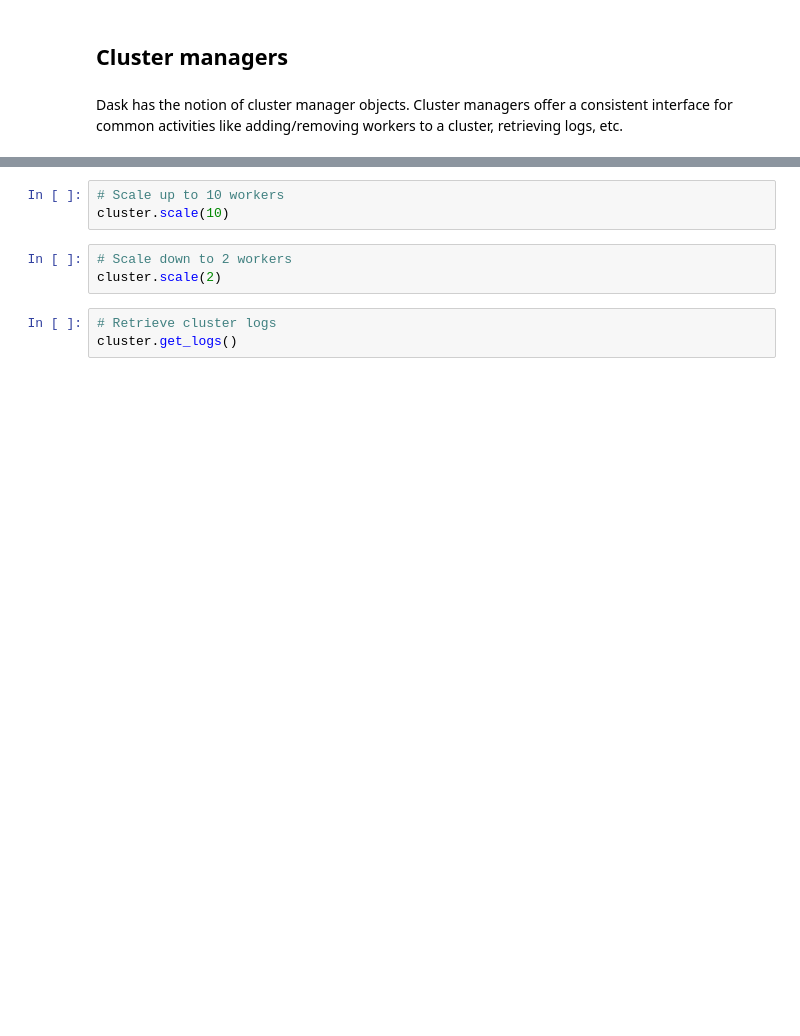
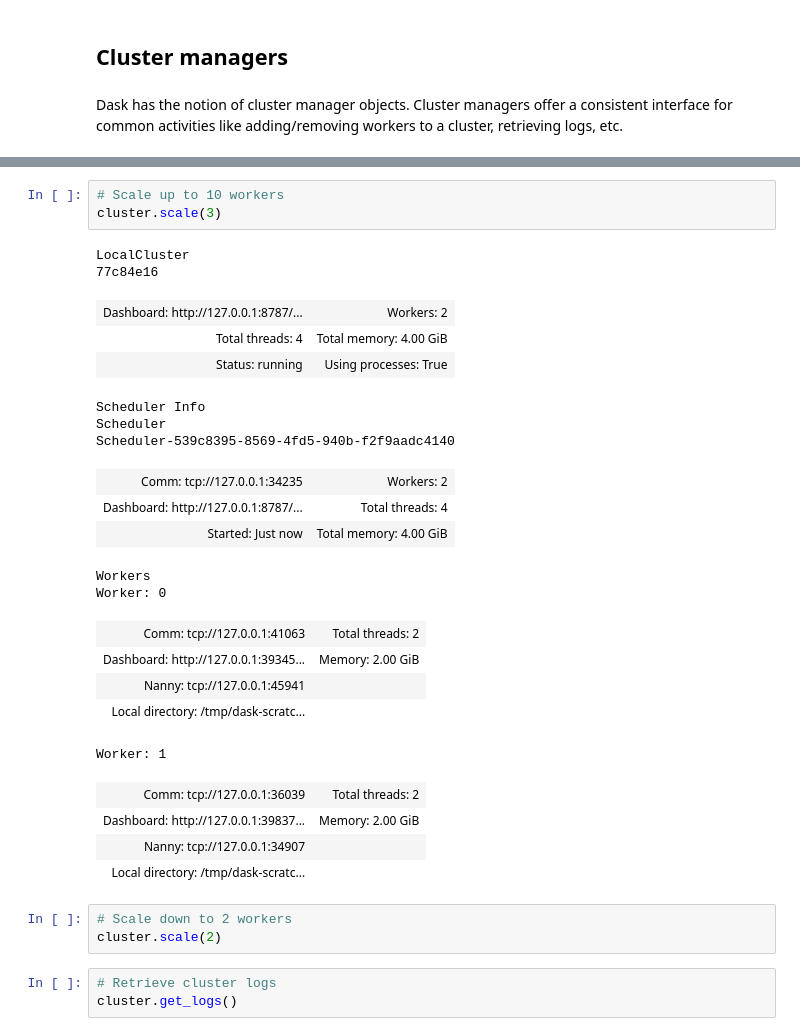
Before and after one commit to oshadura/2023-07-24, a Jupyter notebook: 1-distributed-localcluster-scheduler-intro.ipynb, the cells around one changed output, grey strips where cells are left out. Saved outputs shown, nothing was run; the diff lists cells and outputs as text; blank space fills up the shorter version.

```diff
--- a/1-distributed-localcluster-scheduler-intro.ipynb
+++ b/1-distributed-localcluster-scheduler-intro.ipynb
@@ -85,6 +112,29 @@ cluster
 # %%
 # Scale up to 10 workers
-cluster.scale(10)
+cluster.scale(3)
+# %% [output]
+LocalCluster
+77c84e16
+| Dashboard: http://127.0.0.1:8787/... | Workers: 2 |
+| Total threads: 4 | Total memory: 4.00 GiB |
+| Status: running | Using processes: True |
+Scheduler Info
+Scheduler
+Scheduler-539c8395-8569-4fd5-940b-f2f9aadc4140
+| Comm: tcp://127.0.0.1:34235 | Workers: 2 |
+| Dashboard: http://127.0.0.1:8787/... | Total threads: 4 |
+| Started: Just now | Total memory: 4.00 GiB |
+Workers
+Worker: 0
+| Comm: tcp://127.0.0.1:41063 | Total threads: 2 |
+| Dashboard: http://127.0.0.1:39345... | Memory: 2.00 GiB |
+| Nanny: tcp://127.0.0.1:45941 |  |
+| Local directory: /tmp/dask-scratc... |  |
+Worker: 1
+| Comm: tcp://127.0.0.1:36039 | Total threads: 2 |
+| Dashboard: http://127.0.0.1:39837... | Memory: 2.00 GiB |
+| Nanny: tcp://127.0.0.1:34907 |  |
+| Local directory: /tmp/dask-scratc... |  |
 # %%
 # Scale down to 2 workers
 cluster.scale(2)
```
Also changed, not shown: parts of 5 cells of this notebook, 1 other file.
